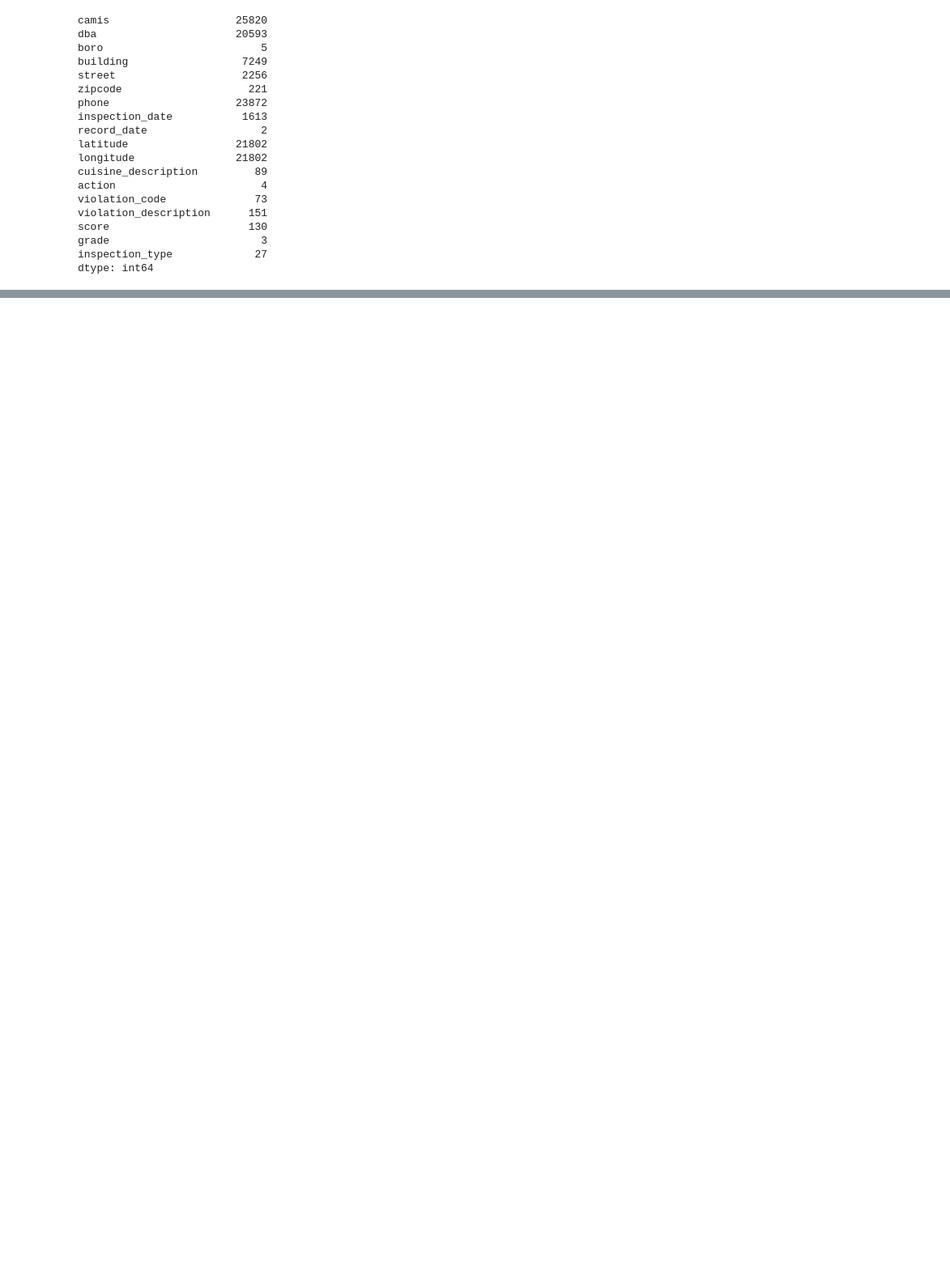
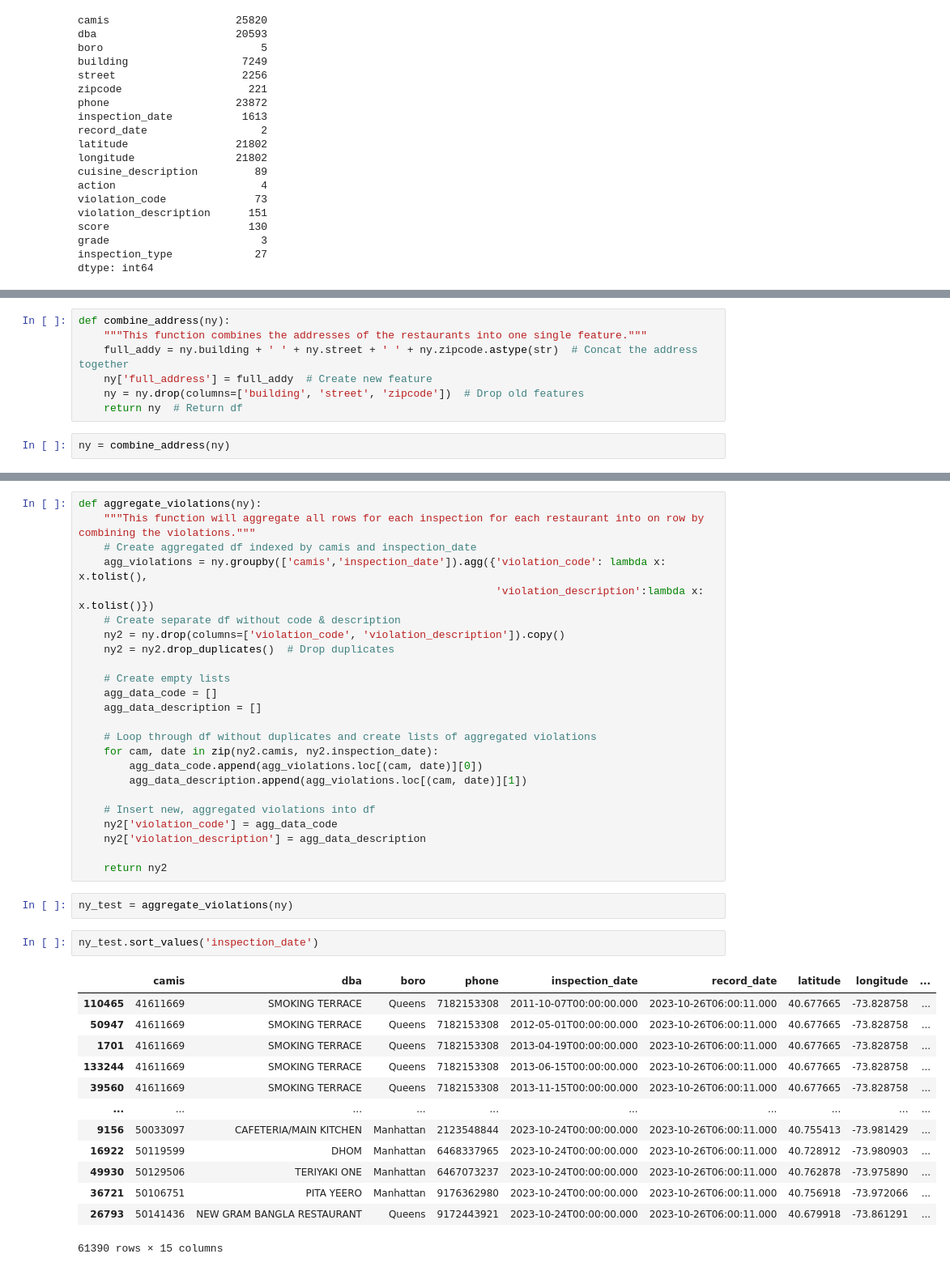
Before and after one commit to Somerville-2023/New-York-health-Inspection-Prediction, a Jupyter notebook: nick-folder/nick_work.ipynb, the cells around one changed output, grey strips where cells are left out. Shown at 81% size. Drawn from its saved outputs; the diff is of its cells as text; blank space fills up the shorter version.

```diff
--- a/nick-folder/nick_work.ipynb
+++ b/nick-folder/nick_work.ipynb
@@ -447,0 +389,9 @@ ny.violation_description = agg_data_description
+# %%
+def combine_address(ny):
+    """This function combines the addresses of the restaurants into one single feature."""
+    full_addy = ny.building + ' ' + ny.street + ' ' + ny.zipcode.astype(str)  # Concat the address together
+    ny['full_address'] = full_addy  # Create new feature
+    ny = ny.drop(columns=['building', 'street', 'zipcode'])  # Drop old features
+    return ny  # Return df
+# %%
+ny = combine_address(ny)
@@ -447,0 +407,42 @@ ny.violation_description = agg_data_description
+# %%
+def aggregate_violations(ny):
+    """This function will aggregate all rows for each inspection for each restaurant into on row by combining the violations."""
+    # Create aggregated df indexed by camis and inspection_date
+    agg_violations = ny.groupby(['camis','inspection_date']).agg({'violation_code': lambda x: x.tolist(),
+                                                                  'violation_description':lambda x: x.tolist()})
+    # Create separate df without code & description
+    ny2 = ny.drop(columns=['violation_code', 'violation_description']).copy()
+    ny2 = ny2.drop_duplicates()  # Drop duplicates
+
+    # Create empty lists
+    agg_data_code = []
+    agg_data_description = []
+
+    # Loop through df without duplicates and create lists of aggregated violations
+    for cam, date in zip(ny2.camis, ny2.inspection_date):
+        agg_data_code.append(agg_violations.loc[(cam, date)][0])
+        agg_data_description.append(agg_violations.loc[(cam, date)][1])
+
+    # Insert new, aggregated violations into df
+    ny2['violation_code'] = agg_data_code
+    ny2['violation_description'] = agg_data_description
+
+    return ny2
+# %%
+ny_test = aggregate_violations(ny)
+# %%
+ny_test.sort_values('inspection_date')
+# %% [output]
+|  | camis | dba | boro | phone | inspection_date | record_date | latitude | longitude | ... |
+| 110465 | 41611669 | SMOKING TERRACE | Queens | 7182153308 | 2011-10-07T00:00:00.000 | 2023-10-26T06:00:11.000 | 40.677665 | -73.828758 | ... |
+| 50947 | 41611669 | SMOKING TERRACE | Queens | 7182153308 | 2012-05-01T00:00:00.000 | 2023-10-26T06:00:11.000 | 40.677665 | -73.828758 | ... |
+| 1701 | 41611669 | SMOKING TERRACE | Queens | 7182153308 | 2013-04-19T00:00:00.000 | 2023-10-26T06:00:11.000 | 40.677665 | -73.828758 | ... |
+| 133244 | 41611669 | SMOKING TERRACE | Queens | 7182153308 | 2013-06-15T00:00:00.000 | 2023-10-26T06:00:11.000 | 40.677665 | -73.828758 | ... |
+| 39560 | 41611669 | SMOKING TERRACE | Queens | 7182153308 | 2013-11-15T00:00:00.000 | 2023-10-26T06:00:11.000 | 40.677665 | -73.828758 | ... |
+| ... | ... | ... | ... | ... | ... | ... | ... | ... | ... |
+| 9156 | 50033097 | CAFETERIA/MAIN KITCHEN | Manhattan | 2123548844 | 2023-10-24T00:00:00.000 | 2023-10-26T06:00:11.000 | 40.755413 | -73.981429 | ... |
+| 16922 | 50119599 | DHOM | Manhattan | 6468337965 | 2023-10-24T00:00:00.000 | 2023-10-26T06:00:11.000 | 40.728912 | -73.980903 | ... |
+| 49930 | 50129506 | TERIYAKI ONE | Manhattan | 6467073237 | 2023-10-24T00:00:00.000 | 2023-10-26T06:00:11.000 | 40.762878 | -73.975890 | ... |
+| 36721 | 50106751 | PITA YEERO | Manhattan | 9176362980 | 2023-10-24T00:00:00.000 | 2023-10-26T06:00:11.000 | 40.756918 | -73.972066 | ... |
+| 26793 | 50141436 | NEW GRAM BANGLA RESTAURANT | Queens | 9172443921 | 2023-10-24T00:00:00.000 | 2023-10-26T06:00:11.000 | 40.679918 | -73.861291 | ... |
+61390 rows × 15 columns
```
Also changed, not shown: parts of 20 cells of this notebook, 1 other file.
